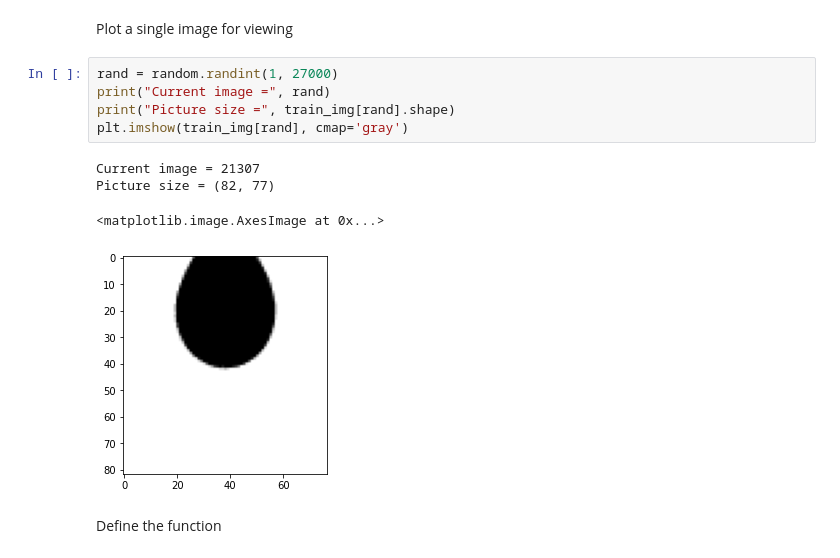
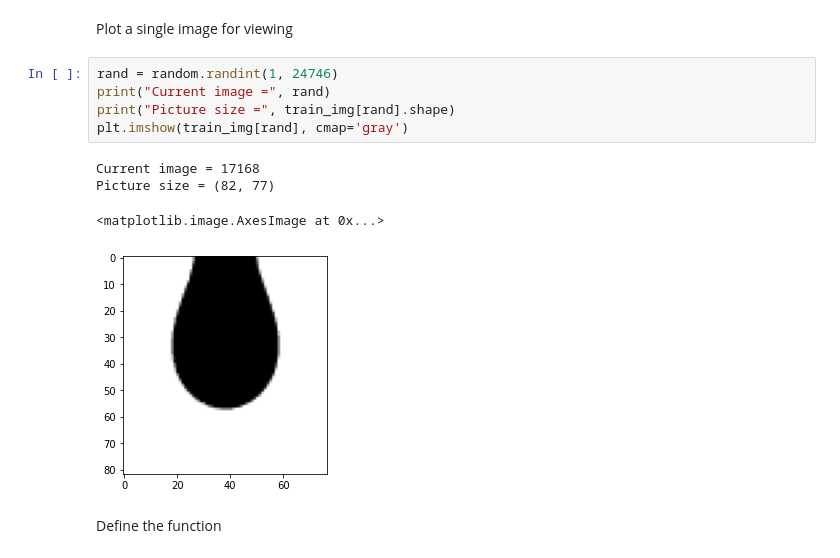
Before and after one commit to ShaoKAi100812/Pendant_Drop_Tensiometry_Prediction, a Jupyter notebook: main_combine.ipynb, the cells around one changed output. Drawn from its saved outputs; the diff is of its cells as text.

```diff
--- a/main_combine.ipynb
+++ b/main_combine.ipynb
@@ -196,15 +197,15 @@ for img_name in data_image_points.iloc[0:,3:].index + 1:      # modify the numbe
 # %% [markdown]
 Plot a single image for viewing
 # %%
-rand = random.randint(1, 27000)
+rand = random.randint(1, 24746)
 print("Current image =", rand)
 print("Picture size =", train_img[rand].shape)
 plt.imshow(train_img[rand], cmap='gray')
 # %% [output]
-Current image = 21307
+Current image = 17168
 Picture size = (82, 77)
 <matplotlib.image.AxesImage at 0x...>
-[figure, old version]
+[figure, new version]
 # %% [markdown]
 Define the function
 # %%
```
Also changed, not shown: parts of 21 cells of this notebook.
